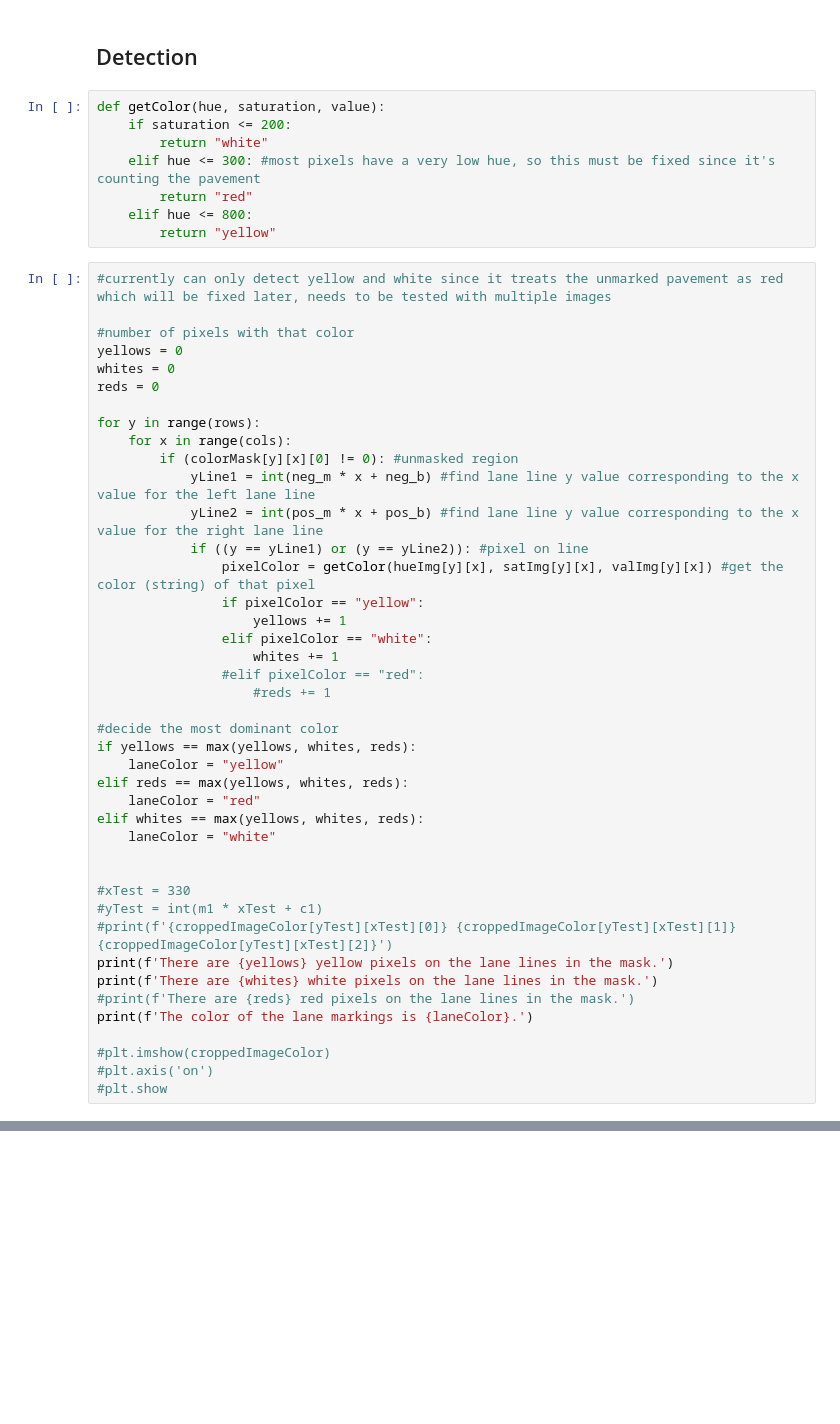
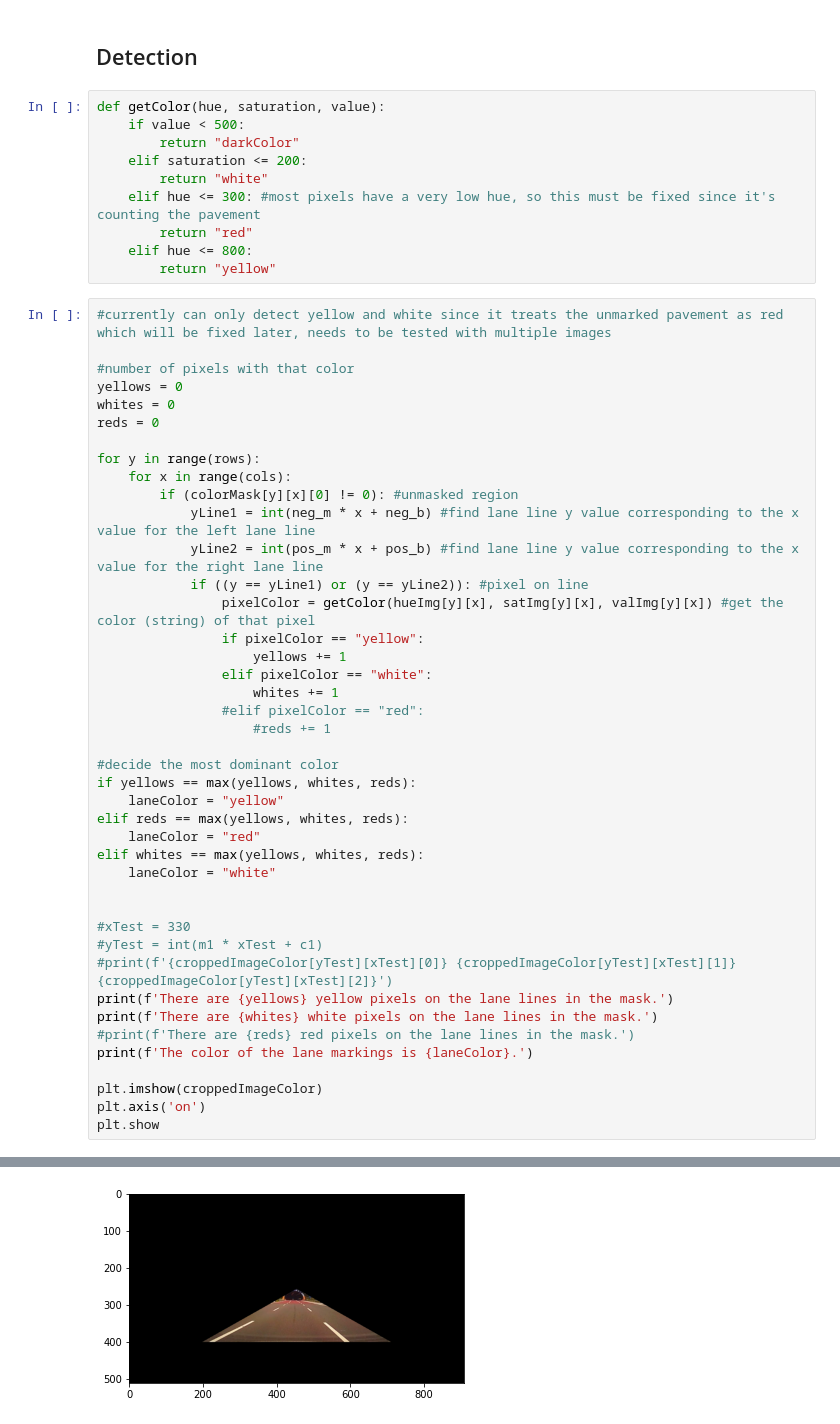
Before and after one commit to Beepbloop/lane_detection, a Jupyter notebook: EntireProcess.ipynb, the cells around one changed output, grey strips where cells are left out. Cells and saved outputs as stored; diff of their text form; blank space fills up the shorter version.

```diff
--- a/EntireProcess.ipynb
+++ b/EntireProcess.ipynb
@@ -617,7 +643,9 @@ plt.show()
 ## Detection
 # %%
 def getColor(hue, saturation, value):
-    if saturation <= 200:
+    if value < 500:
+        return "darkColor"
+    elif saturation <= 200:
         return "white"
     elif hue <= 300: #most pixels have a very low hue, so this must be fixed since it's counting the pavement
         return "red"
@@ -662,7 +690,7 @@ print(f'There are {whites} white pixels on the lane lines in the mask.')
 #print(f'There are {reds} red pixels on the lane lines in the mask.')
 print(f'The color of the lane markings is {laneColor}.')
 
-#plt.imshow(croppedImageColor)
-#plt.axis('on')
-#plt.show
+plt.imshow(croppedImageColor)
+plt.axis('on')
+plt.show
 # %% [output]
@@ -671,0 +701 @@ The color of the lane markings is yellow.
+[figure, added]
```
Also changed, not shown: parts of 3 cells of this notebook.
